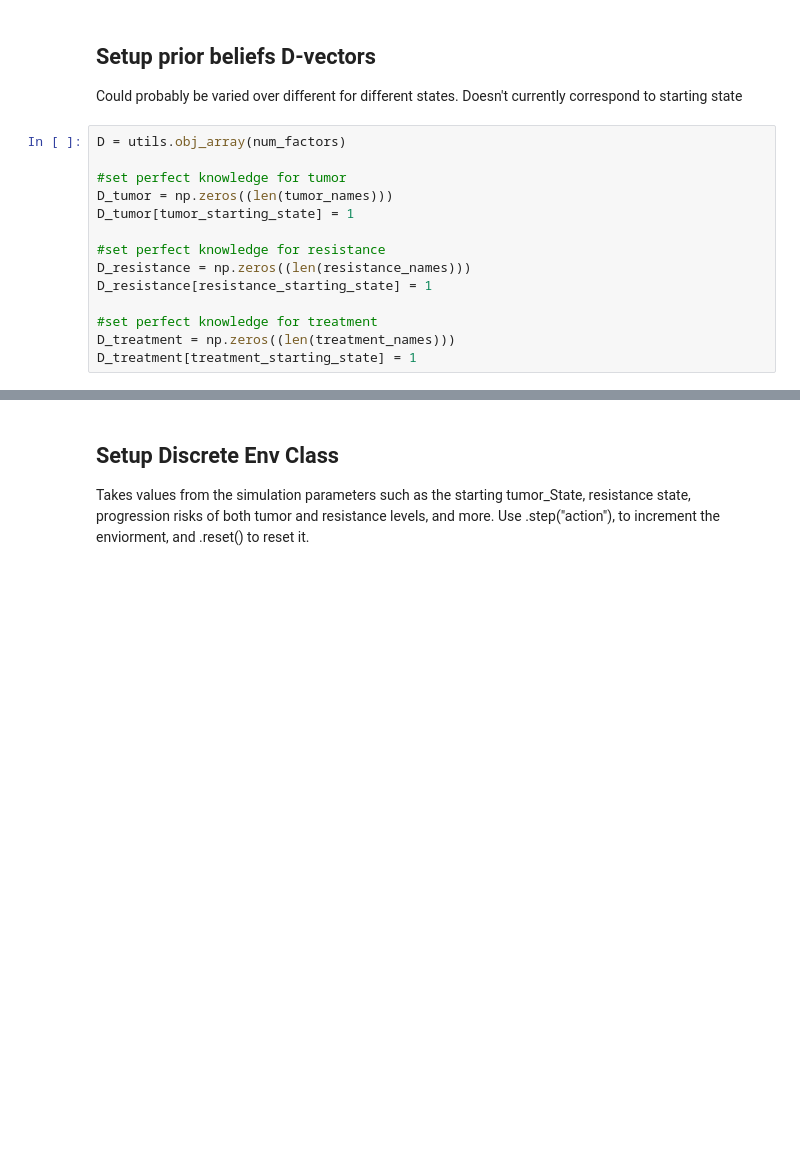
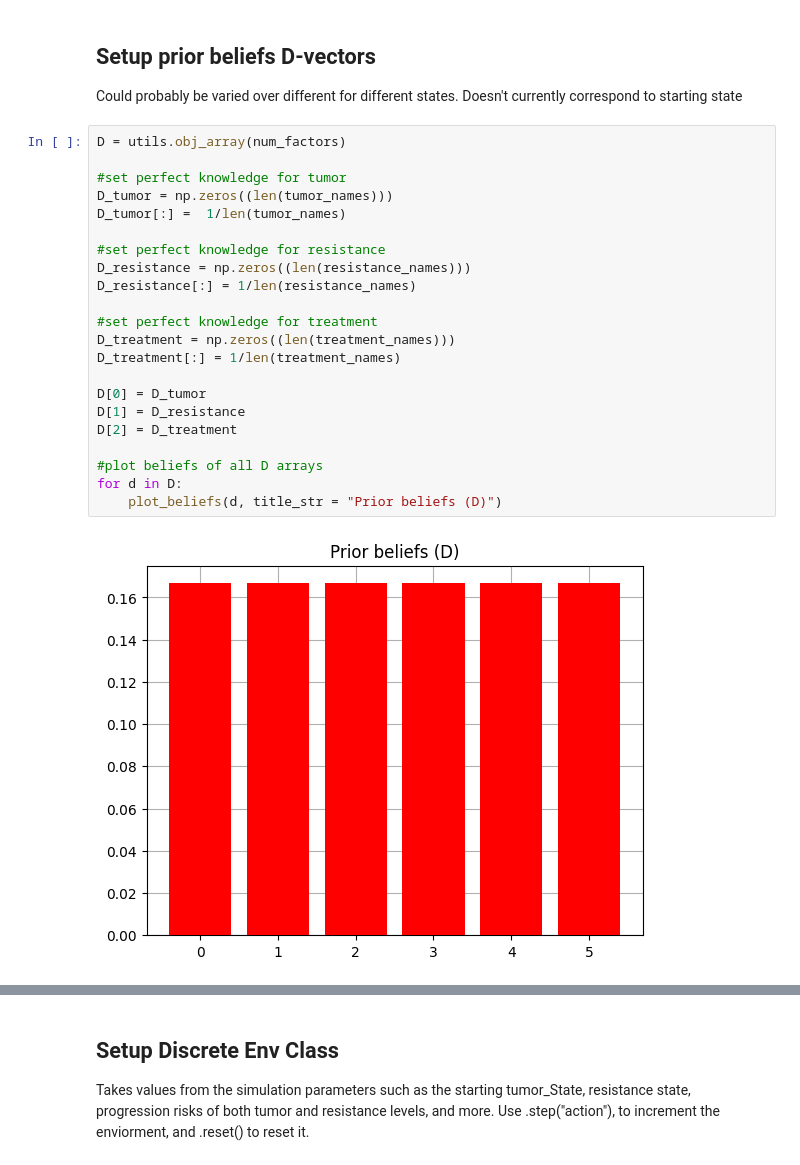
Before and after one commit to emilfrej/Active-Inference-Adaptive-Therapy, a Jupyter notebook: Python/discrete_sim_notebook.ipynb, the cells around one changed output, grey strips where cells are left out. Saved outputs shown, nothing was run; the diff lists cells and outputs as text; blank space fills up the shorter version.

```diff
--- a/Python/discrete_sim_notebook.ipynb
+++ b/Python/discrete_sim_notebook.ipynb
@@ -259,14 +272,24 @@ Could probably be varied over different for different states. Doesn't currently
 # %%
 D = utils.obj_array(num_factors)
 
 #set perfect knowledge for tumor
 D_tumor = np.zeros((len(tumor_names)))
-D_tumor[tumor_starting_state] = 1
+D_tumor[:] =  1/len(tumor_names)
 
 #set perfect knowledge for resistance
 D_resistance = np.zeros((len(resistance_names)))
-D_resistance[resistance_starting_state] = 1
+D_resistance[:] = 1/len(resistance_names)
 
 #set perfect knowledge for treatment
 D_treatment = np.zeros((len(treatment_names)))
-D_treatment[treatment_starting_state] = 1
+D_treatment[:] = 1/len(treatment_names)
+
+D[0] = D_tumor
+D[1] = D_resistance
+D[2] = D_treatment
+
+#plot beliefs of all D arrays
+for d in D:
+    plot_beliefs(d, title_str = "Prior beliefs (D)")
+# %% [output]
+[figure, added]
```
Also changed, not shown: parts of 7 cells of this notebook.
